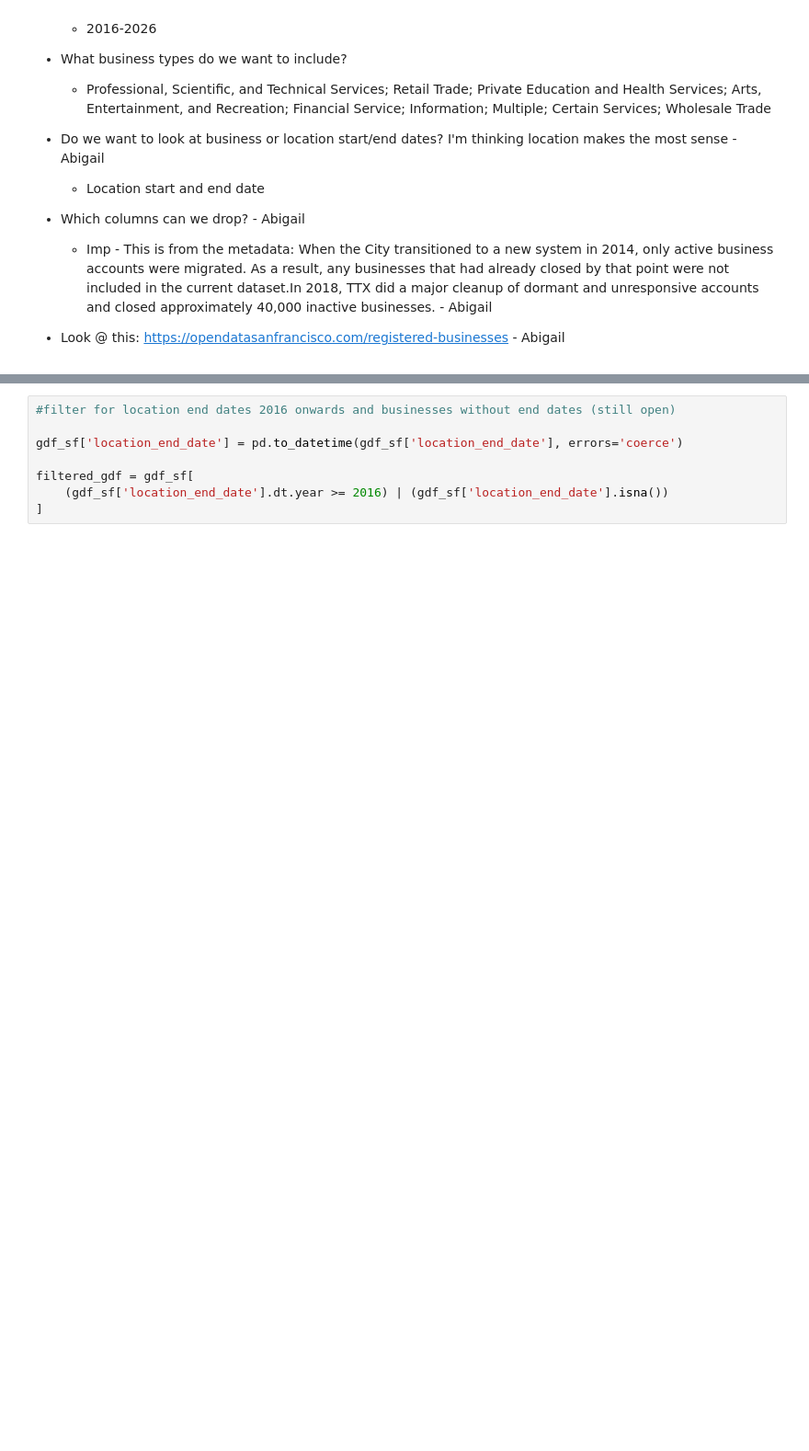
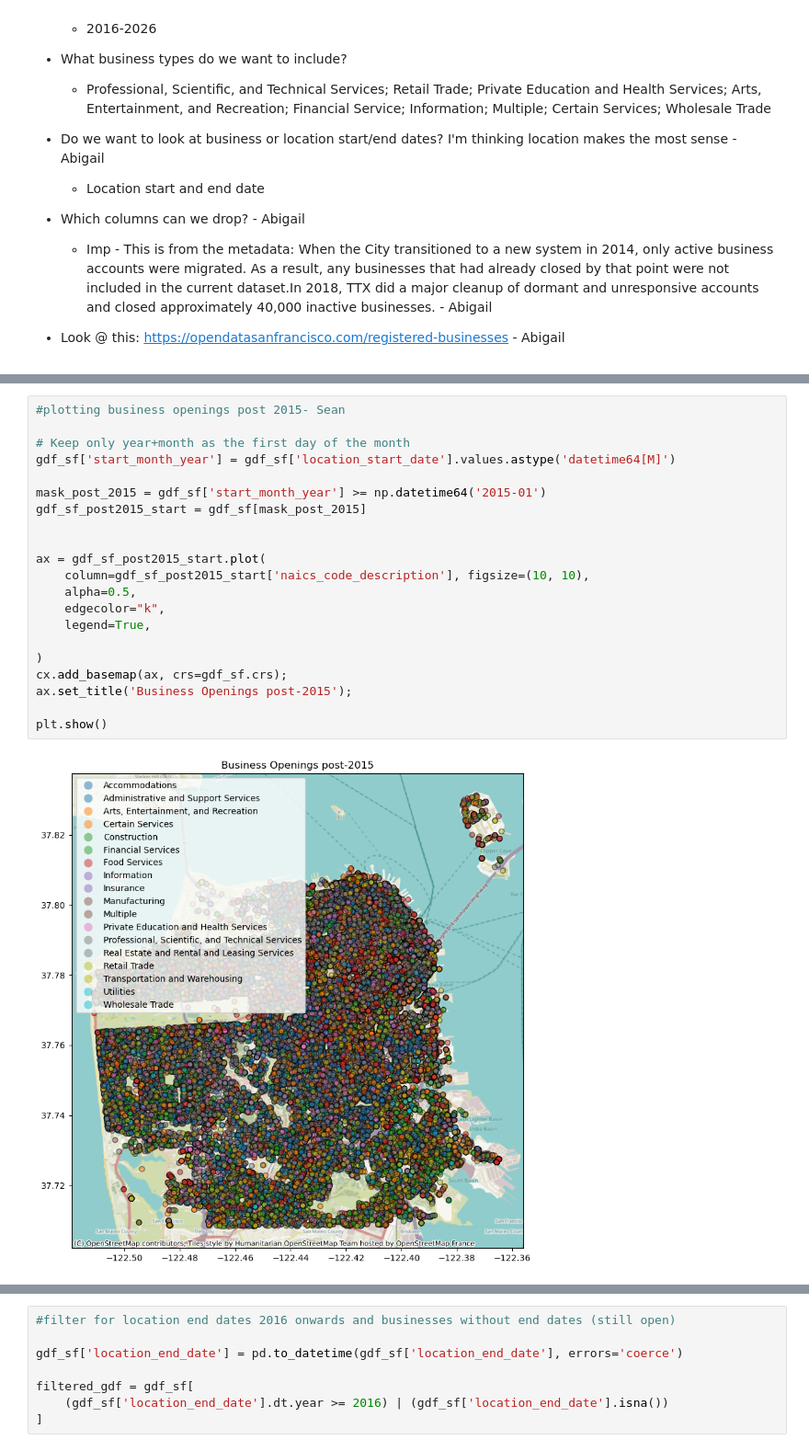
Before and after one commit to miaflynn/CYPLAN255-Final-Project, a Jupyter notebook: cleaning1.ipynb, the cells around one changed output, grey strips where cells are left out. Shown at 92% size. Drawn from its saved outputs; the diff is of its cells as text; blank space fills up the shorter version.

```diff
--- a/cleaning1.ipynb
+++ b/cleaning1.ipynb
@@ -311 +300,24 @@ dtype: int64
+# %%
+#plotting business openings post 2015- Sean
+
+# Keep only year+month as the first day of the month
+gdf_sf['start_month_year'] = gdf_sf['location_start_date'].values.astype('datetime64[M]')
+
+mask_post_2015 = gdf_sf['start_month_year'] >= np.datetime64('2015-01')
+gdf_sf_post2015_start = gdf_sf[mask_post_2015]
+
+
+ax = gdf_sf_post2015_start.plot(
+    column=gdf_sf_post2015_start['naics_code_description'], figsize=(10, 10),
+    alpha=0.5,
+    edgecolor="k",
+    legend=True,
+
+)
+cx.add_basemap(ax, crs=gdf_sf.crs);
+ax.set_title('Business Openings post-2015');
+
+plt.show()
+# %% [output]
+[figure, added]
 # %%
```
Also changed, not shown: parts of 14 cells of this notebook.
